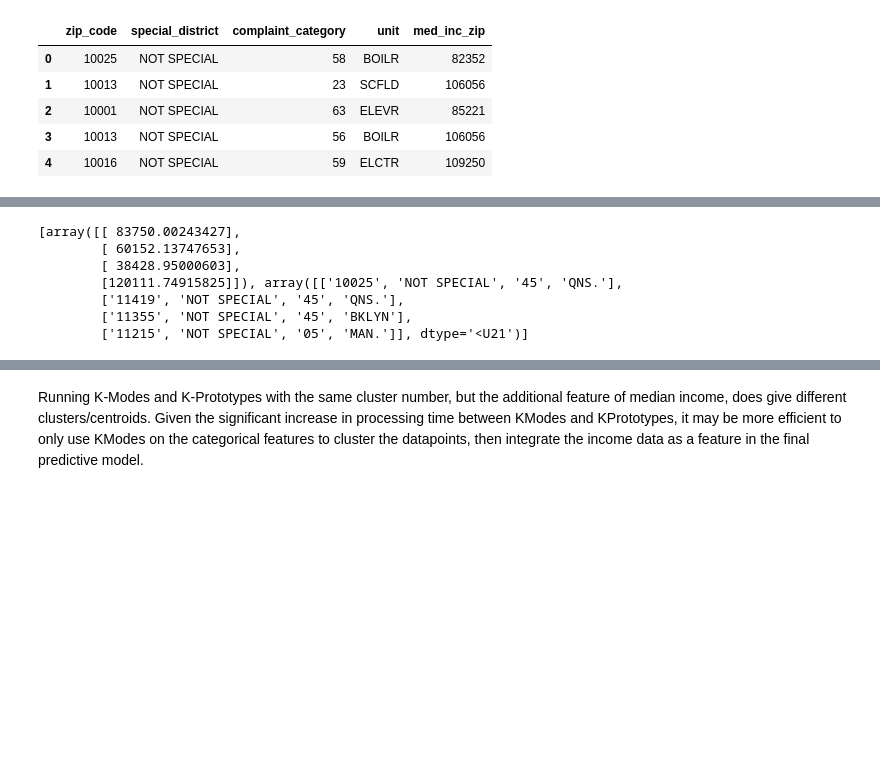
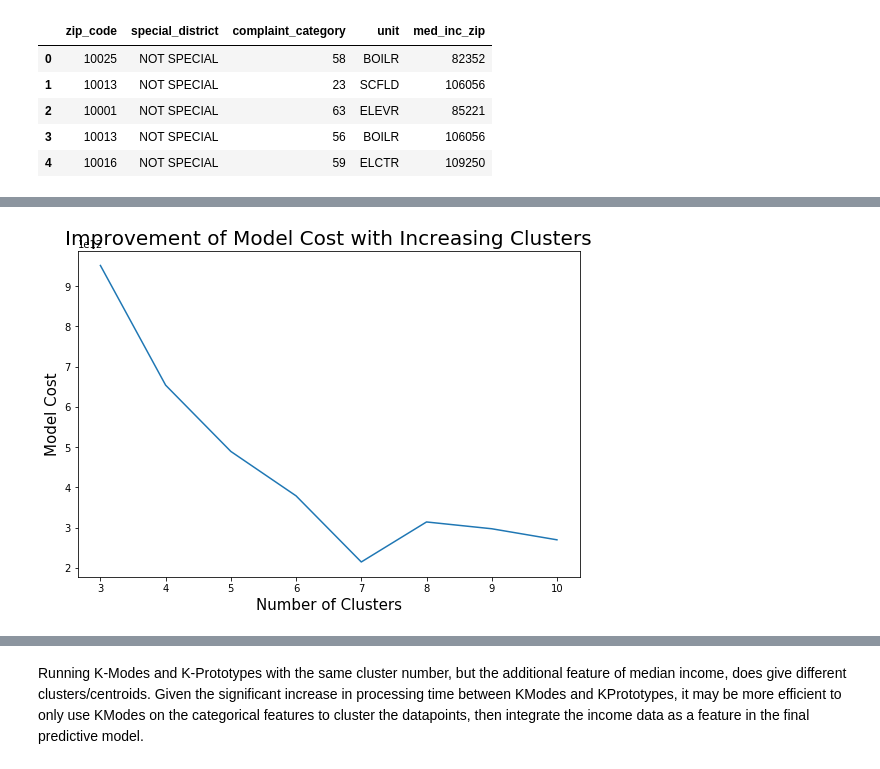
Before and after one commit to Shaddyjr/dob_complaints, a Jupyter notebook: jeremy/clustering.ipynb, the cells around one changed output, grey strips where cells are left out. Saved outputs shown, nothing was run; the diff lists cells and outputs as text; code cells hidden in the pictures; blank space fills up the shorter version.

Commit message:
continued with addtional kprototypes clustering

```diff
--- a/jeremy/clustering.ipynb
+++ b/jeremy/clustering.ipynb
@@ -233,5 +233,5 @@ X.head()
 | 3 | 2009-01-03 | 10013 | NOT SPECIAL | 56 | BOILR | 2009-01-07 | 106056 |
 | 4 | 2009-01-03 | 10016 | NOT SPECIAL | 59 | ELCTR | 2009-01-08 | 109250 |
 # %%
-X_kprot = X.drop(columns=["date_entered", "inspection_date"])
+X_kp = X.drop(columns=["date_entered", "inspection_date"])
 # %%
@@ -262,10 +280,9 @@ for i in range(3, 21, 1):
-# %%
-kp_model.cluster_centroids_
-# %% [output]
-[array([[ 83750.00243427],
-        [ 60152.13747653],
-        [ 38428.95000603],
-        [120111.74915825]]), array([['10025', 'NOT SPECIAL', '45', 'QNS.'],
-        ['11419', 'NOT SPECIAL', '45', 'QNS.'],
-        ['11355', 'NOT SPECIAL', '45', 'BKLYN'],
-        ['11215', 'NOT SPECIAL', '05', 'MAN.']], dtype='<U21')]
+# %%
+plt.figure(figsize=(9, 6))
+plt.plot(n_clusters[:8], kp_model_costs)
+plt.title("Improvement of Model Cost with Increasing Clusters", size=20)
+plt.xticks(n_clusters[:8])
+plt.xlabel("Number of Clusters", size=15)
+plt.ylabel("Model Cost", size=15);
+# %% [output]
+[figure, added]
```
Also changed, not shown: parts of 8 cells of this notebook, 4 other files.
